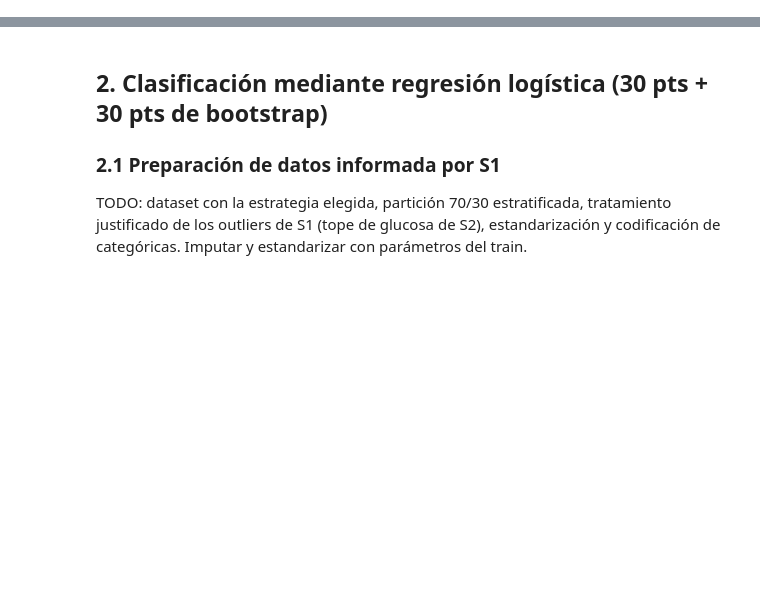
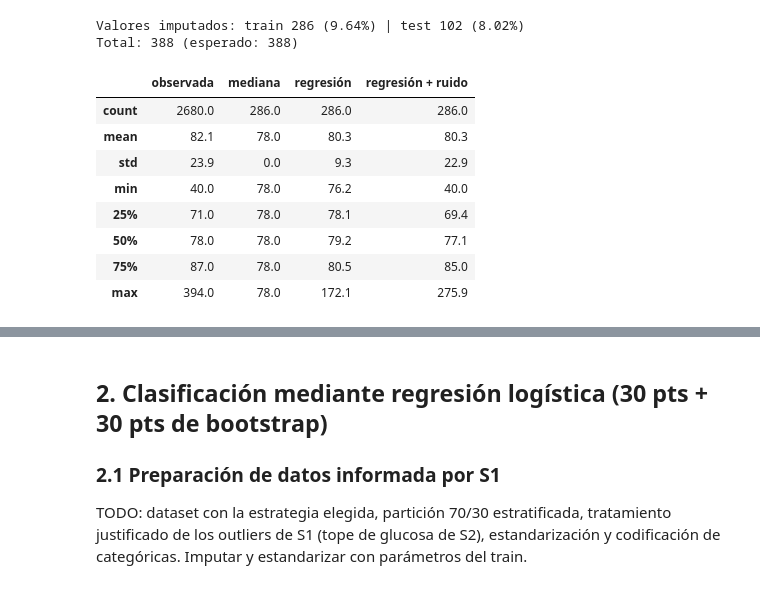
Before and after one commit to fdiaztoro/proyecto-grupo3-mcdi501, a Jupyter notebook: informes/sumativa-3-modelamiento-predictivo-integrado/Sumativa3_FraminghamHeartStudy_Codigo.ipynb, the cells around one changed output, grey strips where cells are left out. Cells and saved outputs as stored; diff of their text form; code cells hidden in the pictures; blank space fills up the shorter version.

```diff
--- a/informes/sumativa-3-modelamiento-predictivo-integrado/Sumativa3_FraminghamHeartStudy_Codigo.ipynb
+++ b/informes/sumativa-3-modelamiento-predictivo-integrado/Sumativa3_FraminghamHeartStudy_Codigo.ipynb
@@ -45,2 +260,45 @@ TODO: comparar en la glucosa **eliminación de casos**, **imputación simple (me
 # %%
-# TODO: tres datasets (eliminación, mediana, regresión) y comparación
+rng = np.random.default_rng(SEED)
+modelo_imp = LinearRegression().fit(tr_glu[pred], y)      # mismo ajuste que el OLS
+residuos = (y - modelo_imp.predict(tr_glu[pred])).to_numpy()
+g_min, g_max, g_mediana = y.min(), y.max(), y.median()
+
+def imputar(d):
+    d = d.copy()
+    falta = d["glucose"].isna()
+    p = modelo_imp.predict(d.loc[falta, pred])
+    d["glu_mediana"] = d["glucose"].fillna(g_mediana)
+    d["glu_reg"] = d["glucose"]
+    d.loc[falta, "glu_reg"] = np.clip(p, g_min, g_max)
+    d["glu_reg_ruido"] = d["glucose"]
+    d.loc[falta, "glu_reg_ruido"] = np.clip(p + rng.choice(residuos, falta.sum()), g_min, g_max)
+    d["glu_imputada"] = falta
+    return d
+
+train_i, test_i = imputar(train), imputar(test)
+
+print(f"Valores imputados: train {train_i.glu_imputada.sum()} ({train_i.glu_imputada.mean():.2%}) | "
+      f"test {test_i.glu_imputada.sum()} ({test_i.glu_imputada.mean():.2%})")
+print(f"Total: {train_i.glu_imputada.sum() + test_i.glu_imputada.sum()} (esperado: 388)")
+
+# ¿Cómo quedan los valores imputados frente a los observados? (train)
+obs = train_i.loc[~train_i.glu_imputada, "glucose"]
+resumen = pd.DataFrame({
+    "observada": obs.describe(),
+    "mediana": train_i.loc[train_i.glu_imputada, "glu_mediana"].describe(),
+    "regresión": train_i.loc[train_i.glu_imputada, "glu_reg"].describe(),
+    "regresión + ruido": train_i.loc[train_i.glu_imputada, "glu_reg_ruido"].describe(),
+}).round(1)
+display(resumen)
+# %% [output]
+Valores imputados: train 286 (9.64%) | test 102 (8.02%)
+Total: 388 (esperado: 388)
+|  | observada | mediana | regresión | regresión + ruido |
+| count | 2680.0 | 286.0 | 286.0 | 286.0 |
+| mean | 82.1 | 78.0 | 80.3 | 80.3 |
+| std | 23.9 | 0.0 | 9.3 | 22.9 |
+| min | 40.0 | 78.0 | 76.2 | 40.0 |
+| 25% | 71.0 | 78.0 | 78.1 | 69.4 |
+| 50% | 78.0 | 78.0 | 79.2 | 77.1 |
+| 75% | 87.0 | 78.0 | 80.5 | 85.0 |
+| max | 394.0 | 78.0 | 172.1 | 275.9 |
```
Also changed, not shown: parts of 23 cells of this notebook.
